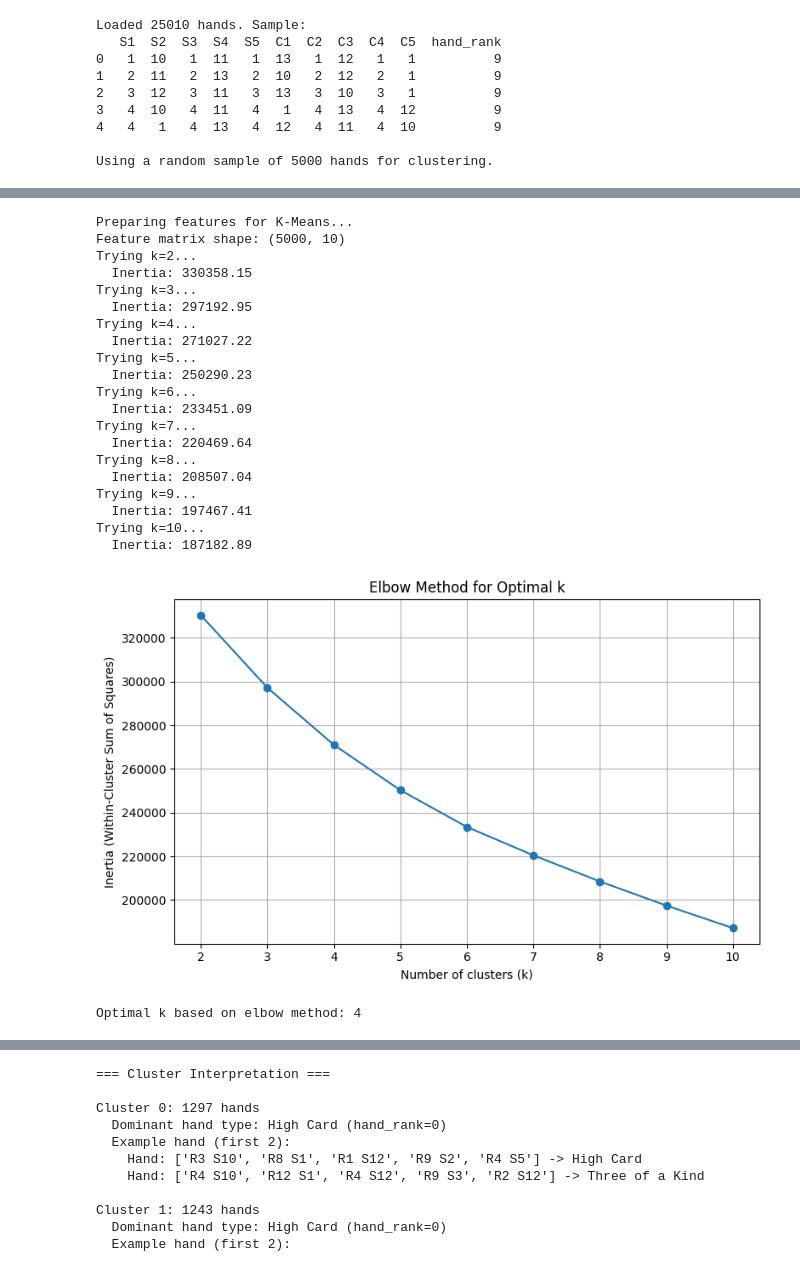
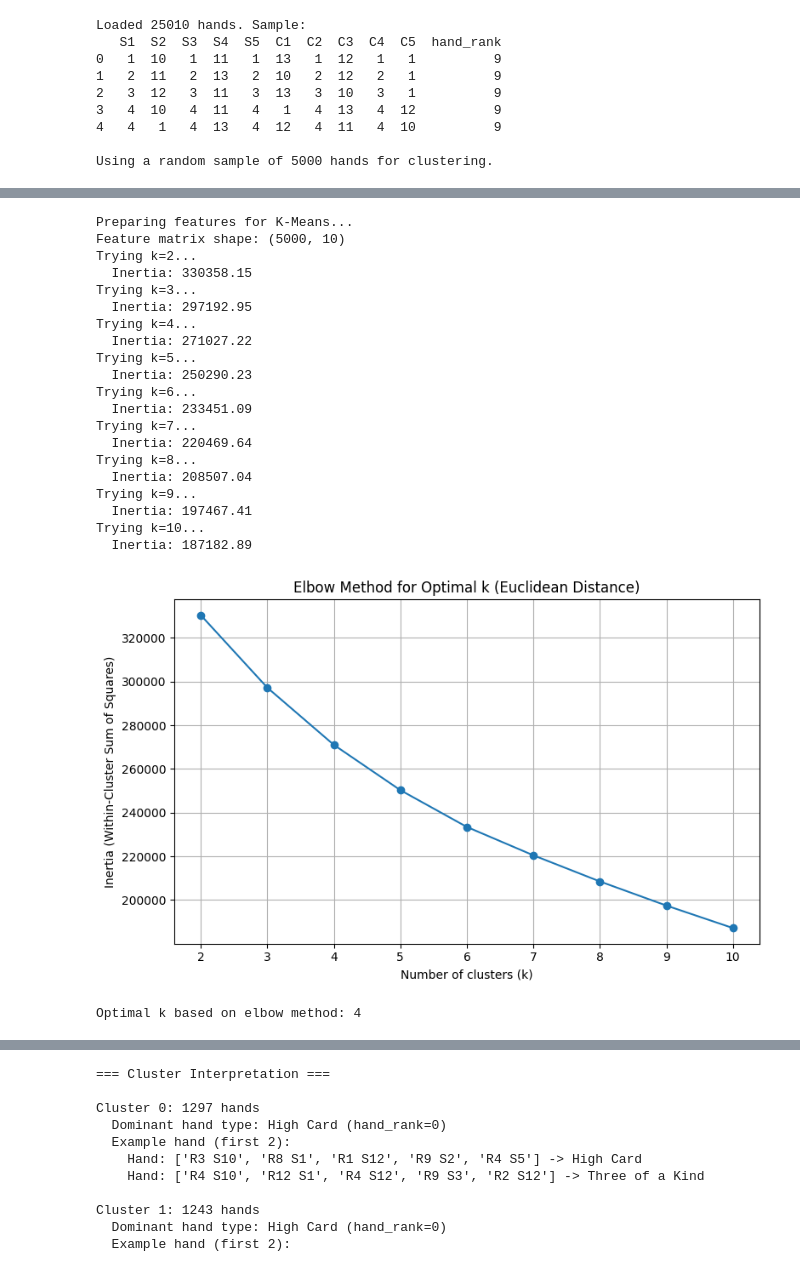
Before and after one commit to ashanka6/INST414_module4, a Jupyter notebook: mod4.ipynb, the cells around one changed output, grey strips where cells are left out. Saved outputs shown, nothing was run; the diff lists cells and outputs as text; code cells hidden in the pictures.

```diff
--- a/mod4.ipynb
+++ b/mod4.ipynb
@@ -85,29 +66,19 @@ Distance matrix shape: (5000, 5000)
 # %%
-# 4. Select k using Elbow Method (K-Means)
-# -----------------------------
-# For elbow method, we need to use original features, not the distance matrix
-# Convert card sets to feature vectors for K-Means
+# 4. Select k using Elbow Method (K-Means with Euclidean distance)
+
+# K-Means uses Euclidean distance by default to measure similarity
+# between data points in feature space
 print("Preparing features for K-Means...")
-
-# Create feature vectors: rank and suit for each of 5 cards (10 features)
-def hand_to_features(row):
-    features = []
-    for i in range(5):
-        features.append(row[f'S{i+1}'])  # rank
-        features.append(row[f'C{i+1}'])  # suit
-    return features
-
-X = np.array([hand_to_features(row) for _, row in df_sample.iterrows()])
 print(f"Feature matrix shape: {X.shape}")
 
-# Test different k values using K-Means
+# Test different k values using K-Means with Euclidean distance
 inertias = []
 k_range = range(2, 11)
 
 for k in k_range:
     print(f"Trying k={k}...")
     kmeans = KMeans(n_clusters=k, random_state=42, n_init=10)
-    kmeans.fit(X)
+    kmeans.fit(X)  # K-Means uses Euclidean distance by default
     inertias.append(kmeans.inertia_)
     print(f"  Inertia: {kmeans.inertia_:.2f}")
 
@@ -116,40 +87,40 @@ plt.figure(figsize=(8,5))
 plt.plot(list(k_range), inertias, marker='o')
 plt.xlabel('Number of clusters (k)')
 plt.ylabel('Inertia (Within-Cluster Sum of Squares)')
-plt.title('Elbow Method for Optimal k')
+plt.title('Elbow Method for Optimal k (Euclidean Distance)')
 plt.grid(True)
 plt.tight_layout()
 plt.savefig('elbow_plot.png')
 plt.show()
 
 # Find elbow point (simple approach: look for biggest drop)
 diff = np.diff(inertias)
 diff2 = np.diff(diff)
 elbow_index = np.argmax(diff2) + 2  # +2 because we start at k=2 and lose 2 from diff
 best_k = list(k_range)[elbow_index]
 print(f"\nOptimal k based on elbow method: {best_k}")
 # %% [output]
 Preparing features for K-Means...
 Feature matrix shape: (5000, 10)
 Trying k=2...
   Inertia: 330358.15
 Trying k=3...
   Inertia: 297192.95
 Trying k=4...
   Inertia: 271027.22
 Trying k=5...
   Inertia: 250290.23
 Trying k=6...
   Inertia: 233451.09
 Trying k=7...
   Inertia: 220469.64
 Trying k=8...
   Inertia: 208507.04
 Trying k=9...
   Inertia: 197467.41
 Trying k=10...
   Inertia: 187182.89
-[figure, old version]
+[figure, new version]
 Optimal k based on elbow method: 4
 # %%
 # 5. Cluster with best k using K-Means
```
Also changed, not shown: parts of 8 cells of this notebook, 3 other files.
